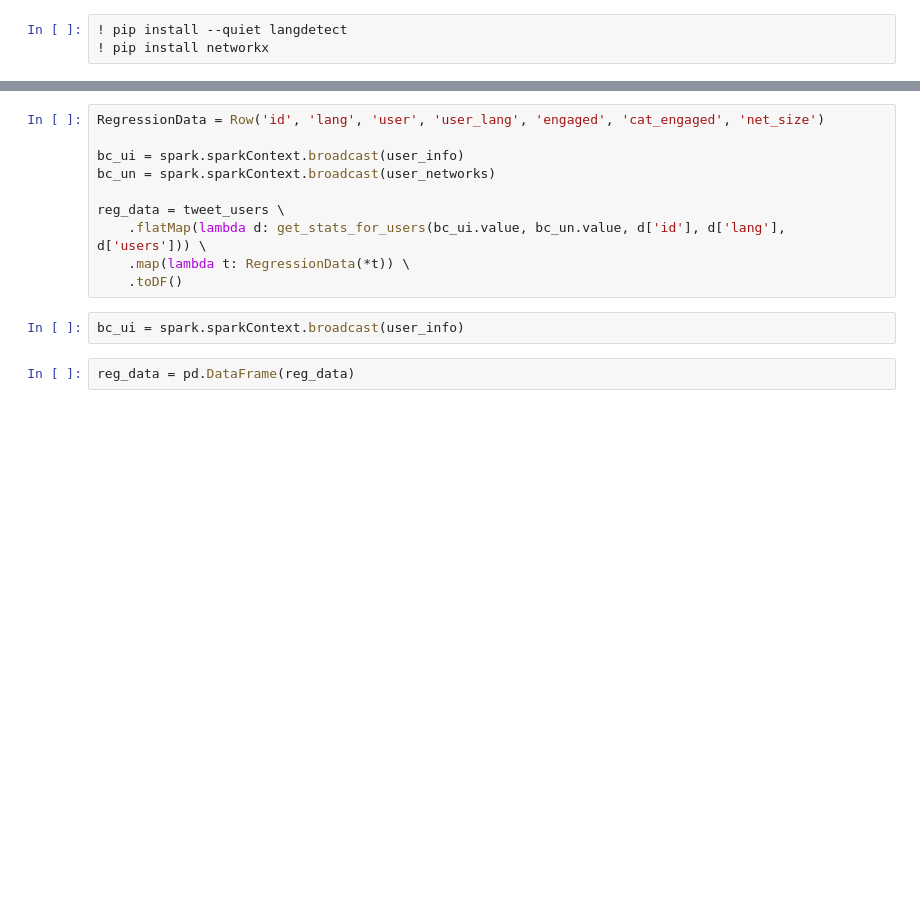
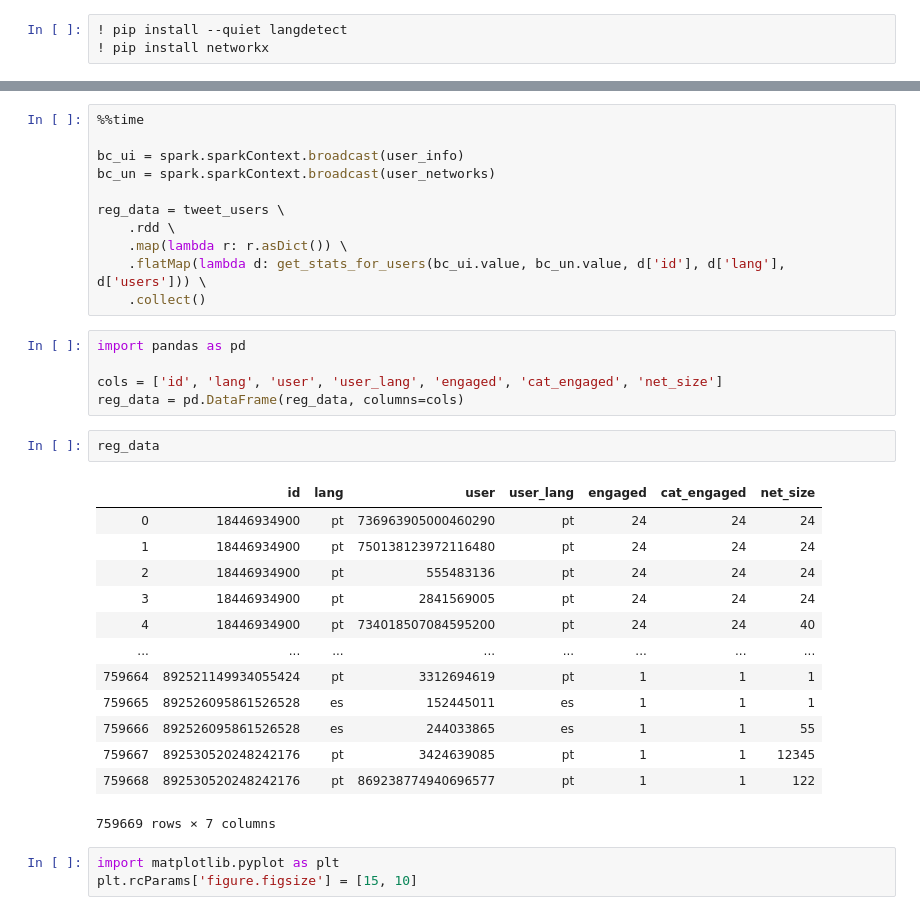
Before and after one commit to hannesfelix/trollhunters-ub-transforms, a Jupyter notebook: regression-data.ipynb, the cells around one changed output, grey strips where cells are left out. Saved outputs shown, nothing was run; the diff lists cells and outputs as text; blank space fills up the shorter version.

```diff
--- a/regression-data.ipynb
+++ b/regression-data.ipynb
@@ -224,17 +207,38 @@ G
 # %%
-RegressionData = Row('id', 'lang', 'user', 'user_lang', 'engaged', 'cat_engaged', 'net_size')
+%%time
 
 bc_ui = spark.sparkContext.broadcast(user_info)
 bc_un = spark.sparkContext.broadcast(user_networks)
 
 reg_data = tweet_users \
+    .rdd \
+    .map(lambda r: r.asDict()) \
     .flatMap(lambda d: get_stats_for_users(bc_ui.value, bc_un.value, d['id'], d['lang'], d['users'])) \
-    .map(lambda t: RegressionData(*t)) \
-    .toDF()
+    .collect()
-# %%
-bc_ui = spark.sparkContext.broadcast(user_info)
-# %%
-reg_data = pd.DataFrame(reg_data)
+# %%
+import pandas as pd
+
+cols = ['id', 'lang', 'user', 'user_lang', 'engaged', 'cat_engaged', 'net_size']
+reg_data = pd.DataFrame(reg_data, columns=cols)
+# %%
+reg_data
+# %% [output]
+|  | id | lang | user | user_lang | engaged | cat_engaged | net_size |
+| 0 | 18446934900 | pt | 736963905000460290 | pt | 24 | 24 | 24 |
+| 1 | 18446934900 | pt | 750138123972116480 | pt | 24 | 24 | 24 |
+| 2 | 18446934900 | pt | 555483136 | pt | 24 | 24 | 24 |
+| 3 | 18446934900 | pt | 2841569005 | pt | 24 | 24 | 24 |
+| 4 | 18446934900 | pt | 734018507084595200 | pt | 24 | 24 | 40 |
+| ... | ... | ... | ... | ... | ... | ... | ... |
+| 759664 | 892521149934055424 | pt | 3312694619 | pt | 1 | 1 | 1 |
+| 759665 | 892526095861526528 | es | 152445011 | es | 1 | 1 | 1 |
+| 759666 | 892526095861526528 | es | 244033865 | es | 1 | 1 | 55 |
+| 759667 | 892530520248242176 | pt | 3424639085 | pt | 1 | 1 | 12345 |
+| 759668 | 892530520248242176 | pt | 869238774940696577 | pt | 1 | 1 | 122 |
+759669 rows × 7 columns
+# %%
+import matplotlib.pyplot as plt
+plt.rcParams['figure.figsize'] = [15, 10]
 # %%
 import numpy as np
 import seaborn as sns
```
Also changed, not shown: parts of 16 cells of this notebook.
